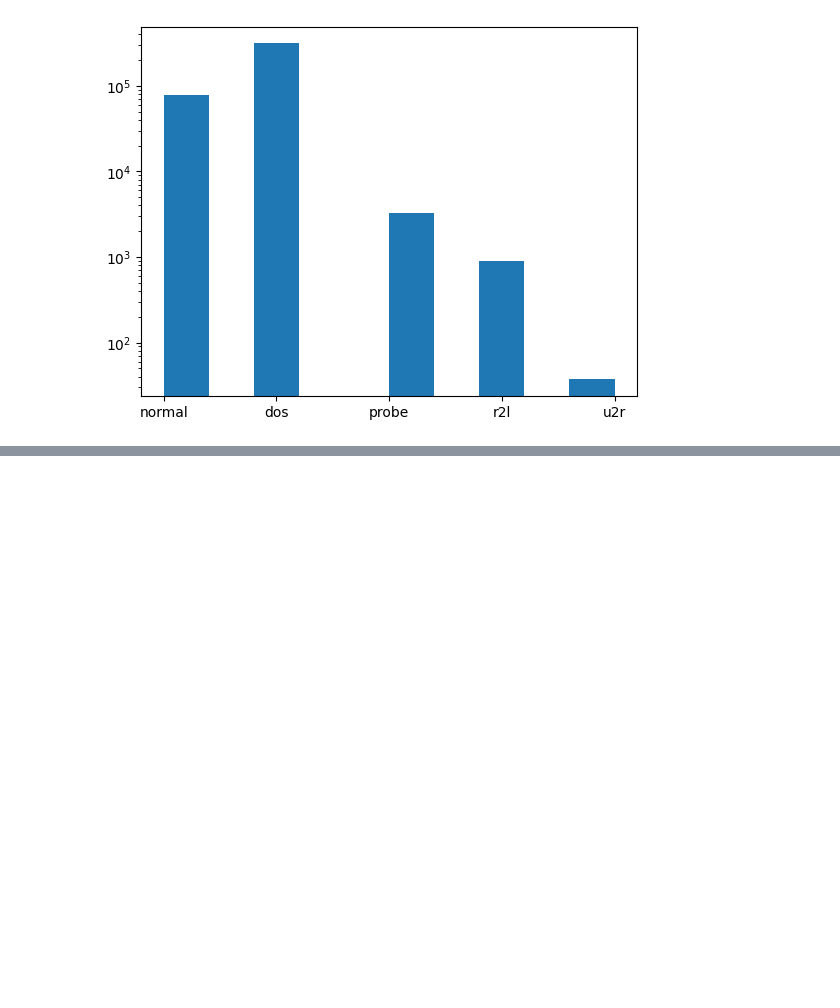
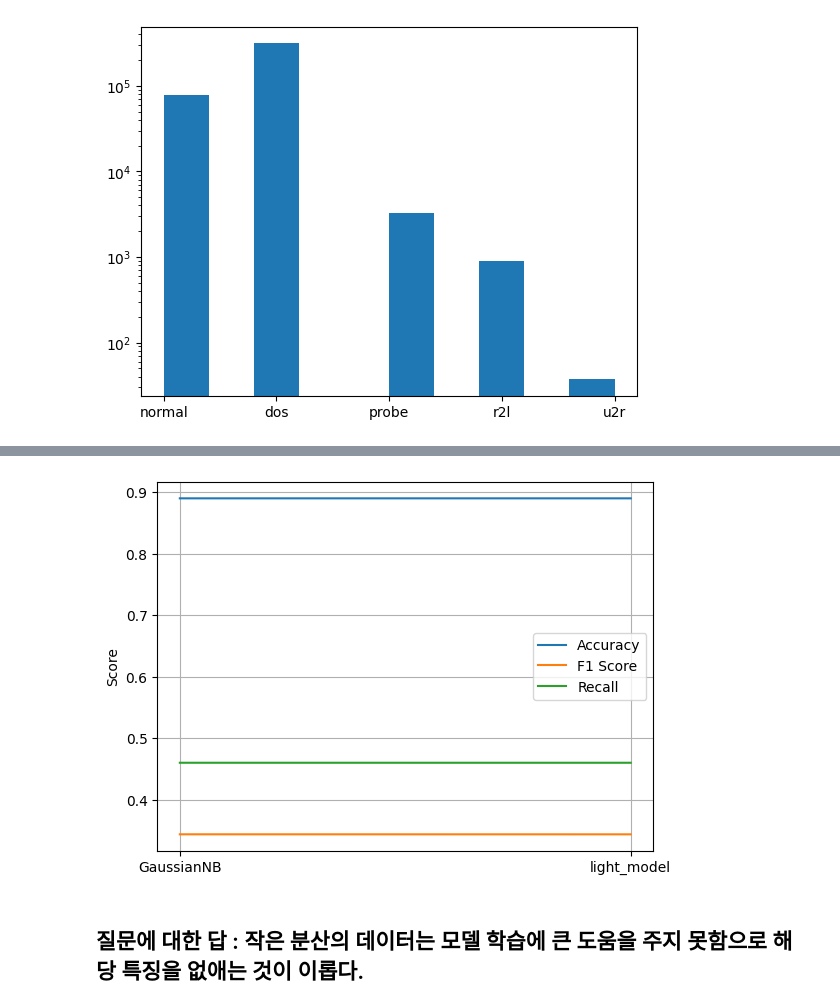
Before and after one commit to alswns/ai_security_assignment1, a Jupyter notebook: main.ipynb, the cells around one changed output, grey strips where cells are left out. Cells and saved outputs as stored; diff of their text form; code cells hidden in the pictures; blank space fills up the shorter version.

```diff
--- a/main.ipynb
+++ b/main.ipynb
@@ -480,0 +504,20 @@ with torch.no_grad():
+# %%
+dropped_set=[]
+for col in train_x._get_numeric_data().columns :
+  if train_x[col].var()<1:
+    print(f"{col}'s var : {train_x[col].var():.4f}") #0.00
+    dropped_set.append(col)
+train_x.drop(columns=dropped_set, inplace=True)
+test_x.drop(columns=dropped_set, inplace=True)
+
+light_model=GaussianNB()
+light_model.fit(train_x,train_y)
+
+print("Train score is:", light_model.score(train_x, train_y))
+print("Test score is:",light_model.score(test_x,test_y))
+
+f1=get_f1_score(test_y, light_model.predict(test_x))
+print("F1 score is:", f1)
+
+recall=get_recall(test_y, light_model.predict(test_x))
+print("Recall is:", recall)
@@ -480,0 +541,18 @@ with torch.no_grad():
+# %%
+x=[model_name[0],"light_model"]
+y=[acc_list[0],light_model.score(test_x,test_y)]
+z=[f1_list[0],f1]
+w=[recall_list[0],recall]
+
+plt.plot(x, y, label='Accuracy')
+plt.plot(x, z, label='F1 Score')
+plt.plot(x, w, label='Recall')
+plt.ylabel('Score')
+
+plt.legend()
+plt.grid(True)
+plt.show()
+# %% [output]
+[figure, added]
+# %% [markdown]
+## 질문에 대한 답 : 작은 분산의 데이터는 모델 학습에 큰 도움을 주지 못함으로 해당 특징을 없애는 것이 이롭다.
```
Also changed, not shown: parts of 37 cells of this notebook, 2 other files.
